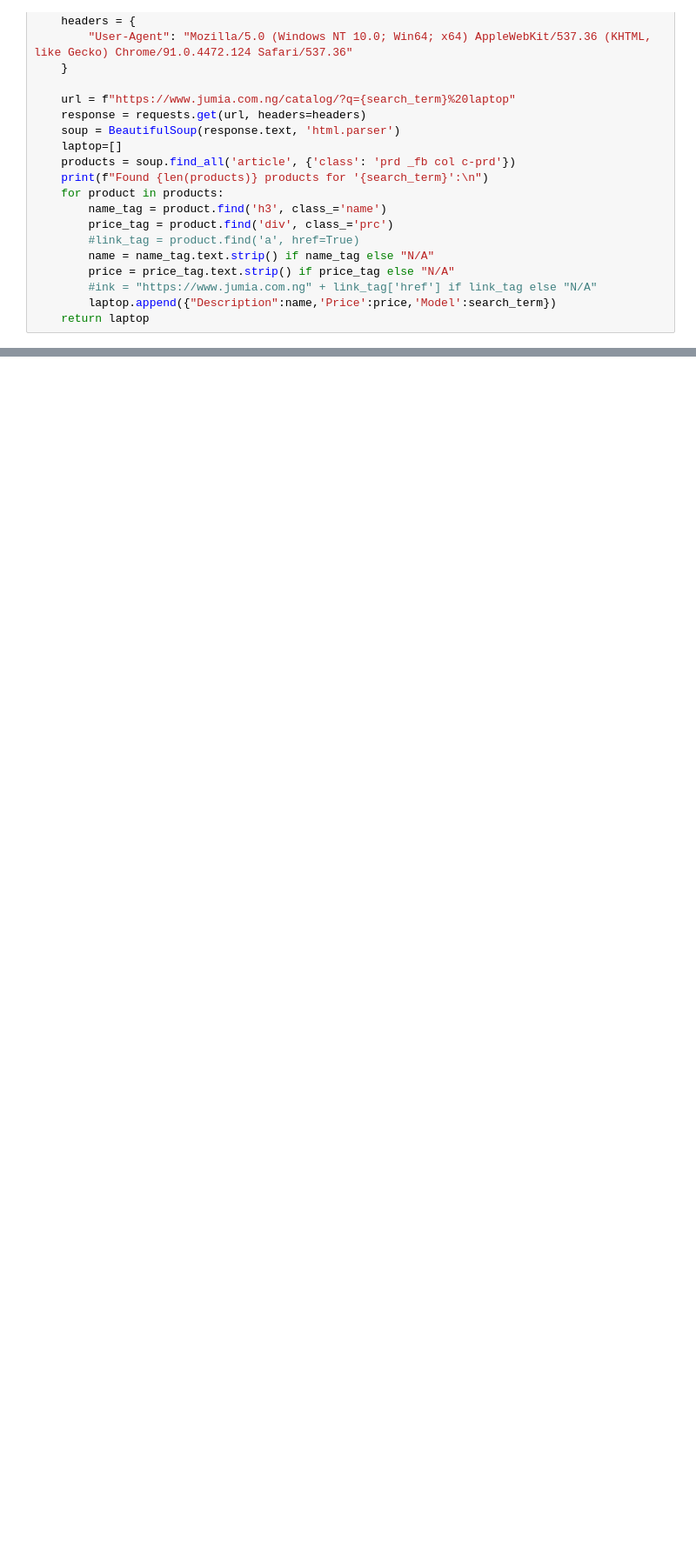
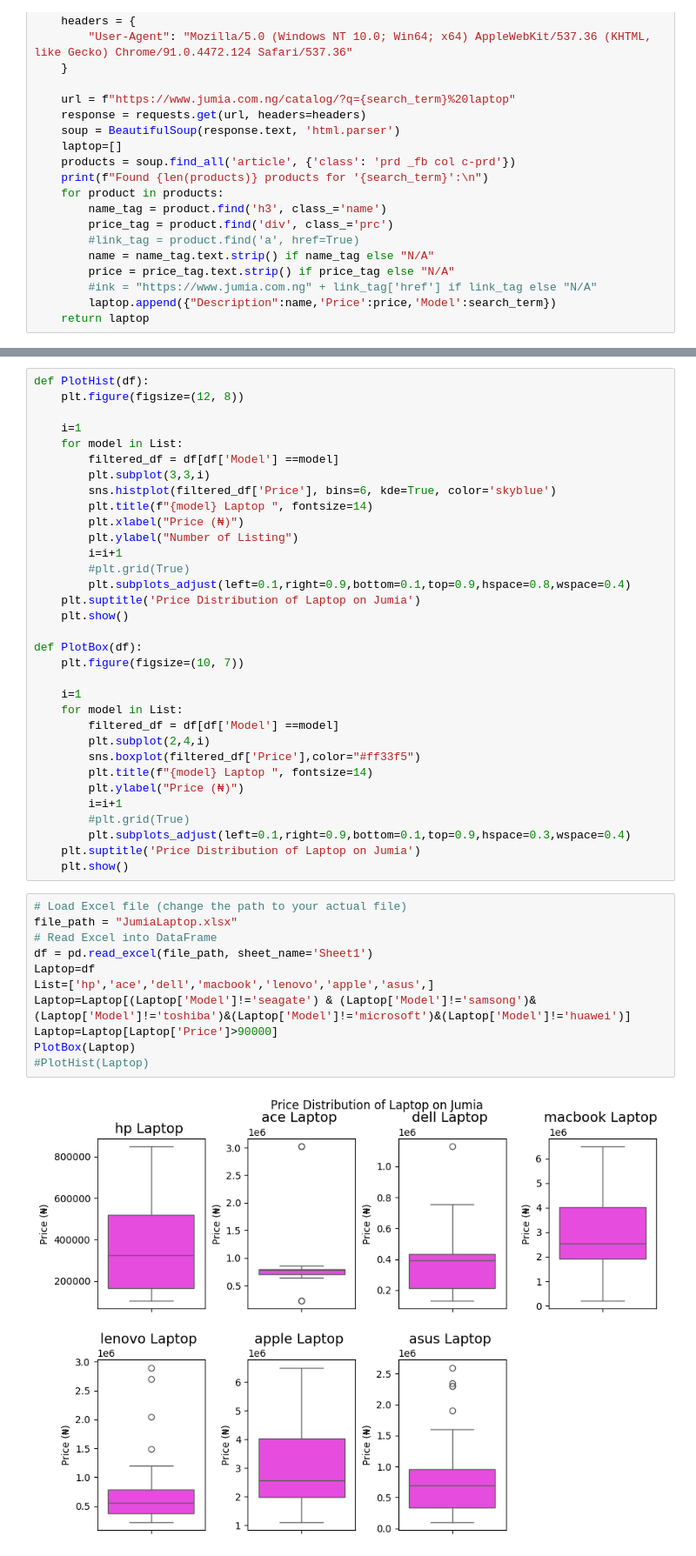
Before and after one commit to maxwizard01/turtleProjects, a Jupyter notebook: myWebScraping.ipynb, the cells around one changed output, grey strips where cells are left out. Shown at 87% size. Cells and saved outputs as stored; diff of their text form; blank space fills up the shorter version.

```diff
--- a/myWebScraping.ipynb
+++ b/myWebScraping.ipynb
@@ -84,0 +88,46 @@ Laptop
+# %%
+def PlotHist(df):
+    plt.figure(figsize=(12, 8))
+
+    i=1
+    for model in List:
+        filtered_df = df[df['Model'] ==model]
+        plt.subplot(3,3,i)
+        sns.histplot(filtered_df['Price'], bins=6, kde=True, color='skyblue')
+        plt.title(f"{model} Laptop ", fontsize=14)
+        plt.xlabel("Price (₦)")
+        plt.ylabel("Number of Listing")
+        i=i+1
+        #plt.grid(True)
+        plt.subplots_adjust(left=0.1,right=0.9,bottom=0.1,top=0.9,hspace=0.8,wspace=0.4)
+    plt.suptitle('Price Distribution of Laptop on Jumia')
+    plt.show()
+
+def PlotBox(df):
+    plt.figure(figsize=(10, 7))
+
+    i=1
+    for model in List:
+        filtered_df = df[df['Model'] ==model]
+        plt.subplot(2,4,i)
+        sns.boxplot(filtered_df['Price'],color="#ff33f5")
+        plt.title(f"{model} Laptop ", fontsize=14)
+        plt.ylabel("Price (₦)")
+        i=i+1
+        #plt.grid(True)
+        plt.subplots_adjust(left=0.1,right=0.9,bottom=0.1,top=0.9,hspace=0.3,wspace=0.4)
+    plt.suptitle('Price Distribution of Laptop on Jumia')
+    plt.show()
+# %%
+# Load Excel file (change the path to your actual file)
+file_path = "JumiaLaptop.xlsx"
+# Read Excel into DataFrame
+df = pd.read_excel(file_path, sheet_name='Sheet1')
+Laptop=df
+List=['hp','ace','dell','macbook','lenovo','apple','asus',]
+Laptop=Laptop[(Laptop['Model']!='seagate') & (Laptop['Model']!='samsong')& (Laptop['Model']!='toshiba')&(Laptop['Model']!='microsoft')&(Laptop['Model']!='huawei')]
+Laptop=Laptop[Laptop['Price']>90000]
+PlotBox(Laptop)
+#PlotHist(Laptop)
+# %% [output]
+[figure, added]
```
Also changed, not shown: parts of 9 cells of this notebook, 2 other files.
